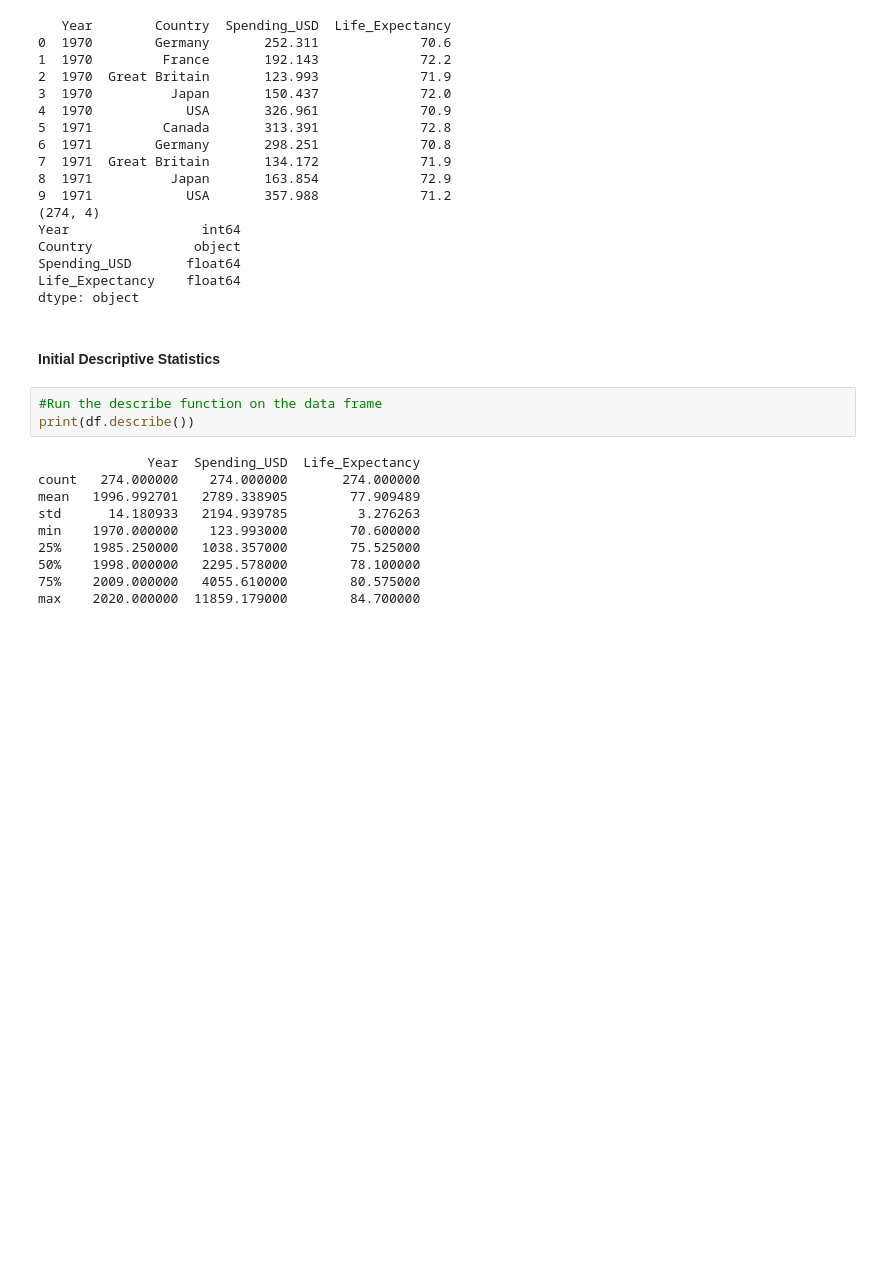
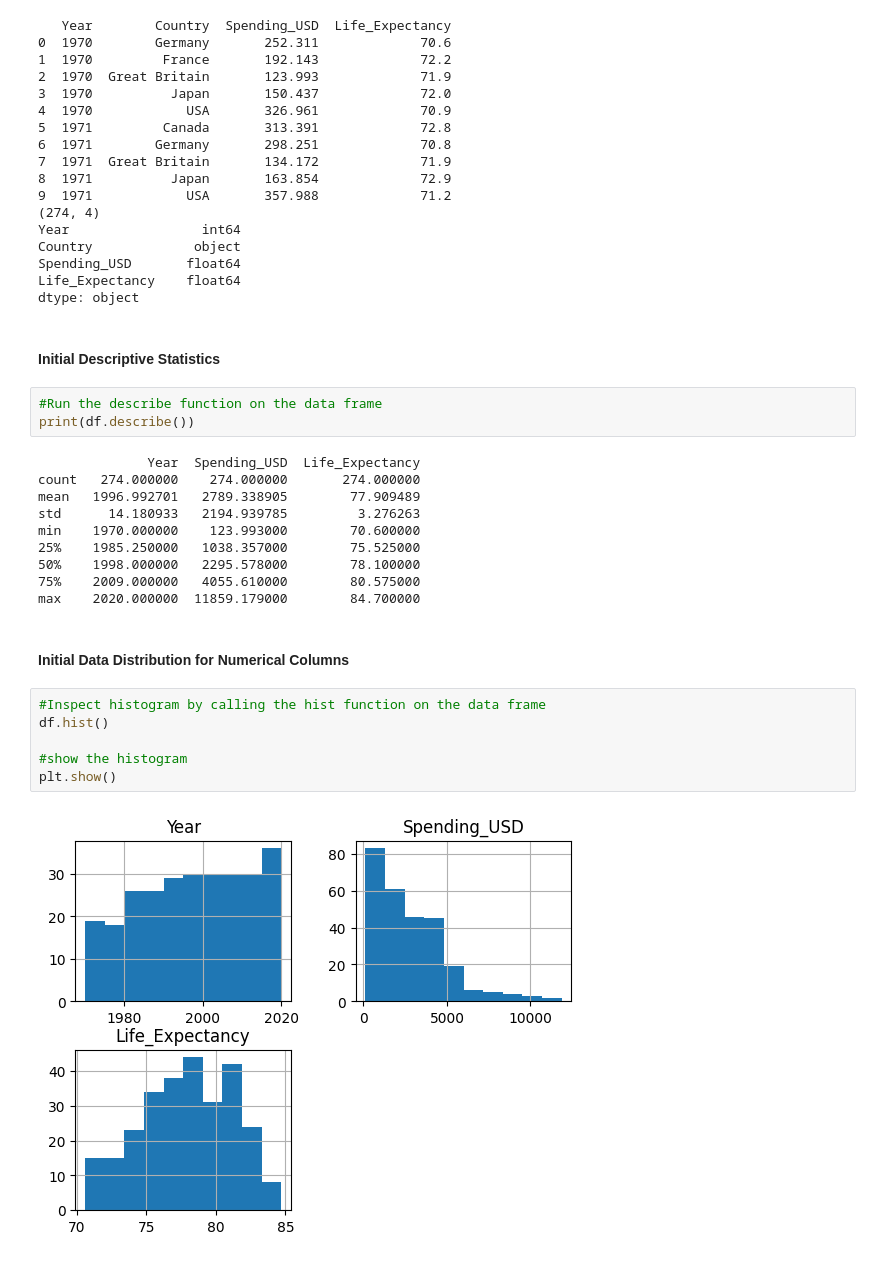
Before and after one commit to JackieGanyo/datafun-06-eda, a Jupyter notebook: JGanyo_eda.ipynb, the cells around one changed output. Saved outputs shown, nothing was run; the diff lists cells and outputs as text; blank space fills up the shorter version.

Commit message:
Initial Data Distributions for Numerical & Categorical Features

```diff
--- a/JGanyo_eda.ipynb
+++ b/JGanyo_eda.ipynb
@@ -74,3 +74,13 @@ min    1970.000000    123.993000        70.600000
 50%    1998.000000   2295.578000        78.100000
 75%    2009.000000   4055.610000        80.575000
 max    2020.000000  11859.179000        84.700000
+# %% [markdown]
+#### Initial Data Distribution for Numerical Columns
+# %%
+#Inspect histogram by calling the hist function on the data frame
+df.hist()
+
+#show the histogram
+plt.show()
+# %% [output]
+[figure, added]
```
Also changed, not shown: parts of 2 cells of this notebook.
